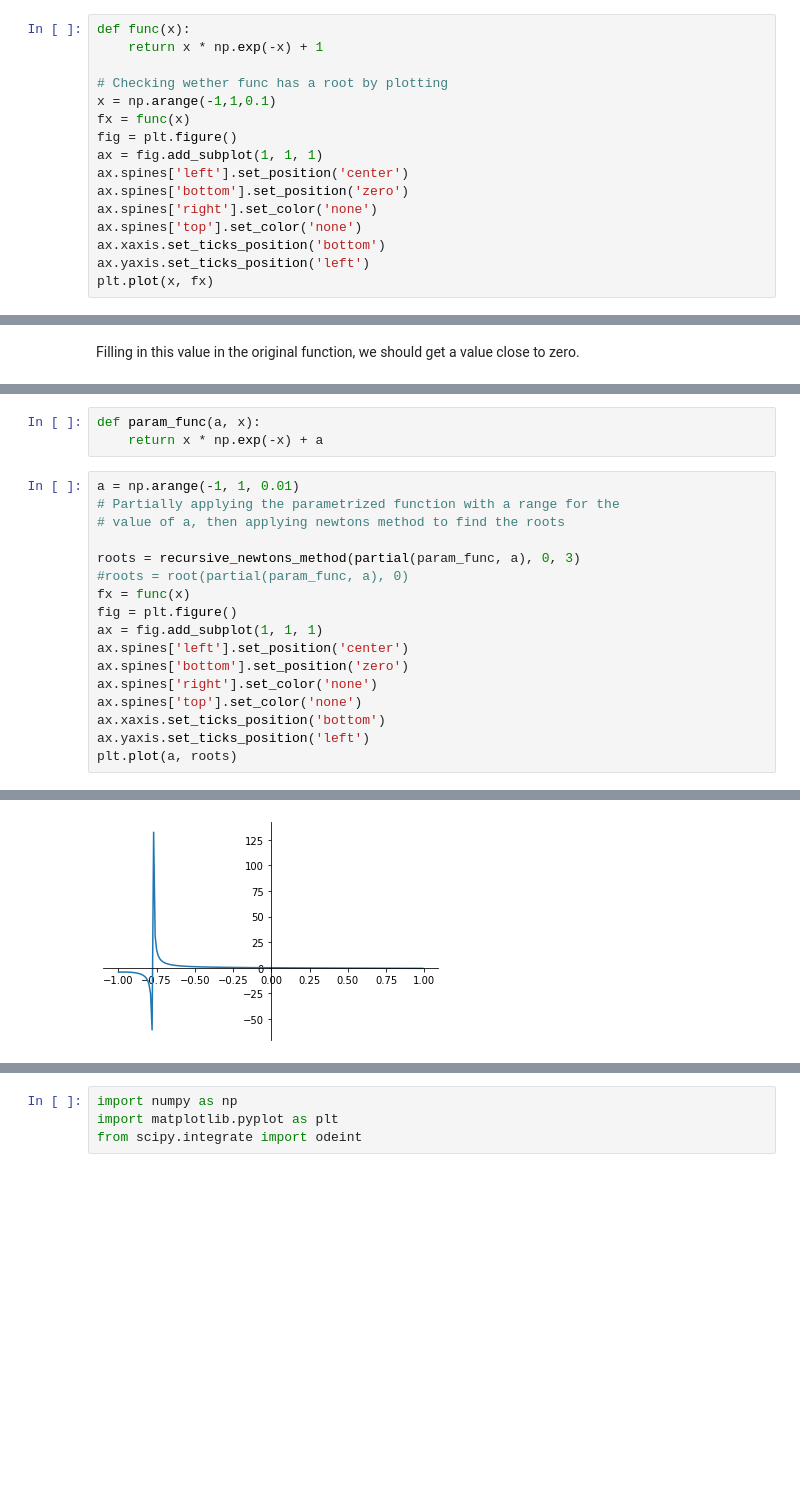
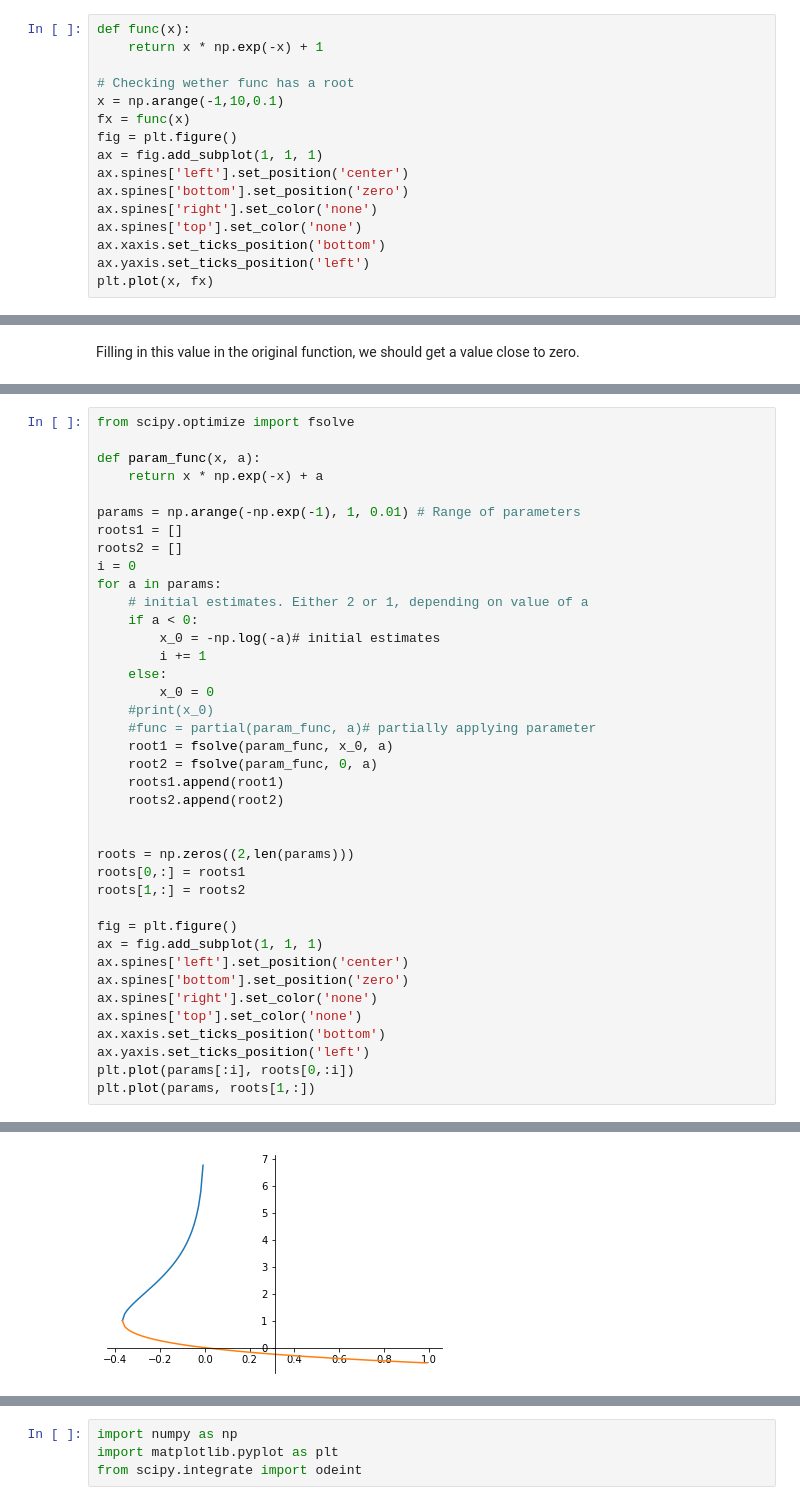
Before and after one commit to StefanIacob/CN_homework, a Jupyter notebook: Week 1.ipynb, the cells around one changed output, grey strips where cells are left out. Cells and saved outputs as stored; diff of their text form; blank space fills up the shorter version.

```diff
--- a/Week 1.ipynb
+++ b/Week 1.ipynb
@@ -16,8 +16,8 @@ We first implement the function $f(x) = x \cdot exp(-x) + 1$. We check wether th
 def func(x):
     return x * np.exp(-x) + 1
 
-# Checking wether func has a root by plotting
-x = np.arange(-1,1,0.1)
+# Checking wether func has a root
+x = np.arange(-1,10,0.1)
 fx = func(x)
 fig = plt.figure()
 ax = fig.add_subplot(1, 1, 1)
@@ -56,23 +63,42 @@ We define the parametrized function $f(x) = x \cdot exp(-x) + a$ below.
-# %%
-def param_func(a, x):
-    return x * np.exp(-x) + a
 # %%
-a = np.arange(-1, 1, 0.01)
-# Partially applying the parametrized function with a range for the
-# value of a, then applying newtons method to find the roots
+from scipy.optimize import fsolve
 
-roots = recursive_newtons_method(partial(param_func, a), 0, 3)
-#roots = root(partial(param_func, a), 0)
-fx = func(x)
+def param_func(x, a):
+    return x * np.exp(-x) + a
+
+params = np.arange(-np.exp(-1), 1, 0.01) # Range of parameters
+roots1 = []
+roots2 = []
+i = 0
+for a in params:
+    # initial estimates. Either 2 or 1, depending on value of a
+    if a < 0:
+        x_0 = -np.log(-a)# initial estimates
+        i += 1
+    else:
+        x_0 = 0
+    #print(x_0)
+    #func = partial(param_func, a)# partially applying parameter
+    root1 = fsolve(param_func, x_0, a)
+    root2 = fsolve(param_func, 0, a)
+    roots1.append(root1)
+    roots2.append(root2)
+
+
+roots = np.zeros((2,len(params)))
+roots[0,:] = roots1
+roots[1,:] = roots2
+
 fig = plt.figure()
 ax = fig.add_subplot(1, 1, 1)
 ax.spines['left'].set_position('center')
 ax.spines['bottom'].set_position('zero')
 ax.spines['right'].set_color('none')
 ax.spines['top'].set_color('none')
 ax.xaxis.set_ticks_position('bottom')
 ax.yaxis.set_ticks_position('left')
-plt.plot(a, roots)
+plt.plot(params[:i], roots[0,:i])
+plt.plot(params, roots[1,:])
 # %% [output]
 [<matplotlib.lines.Line2D at 0x...>]
-[figure, old version]
+[figure, new version]
```
Also changed, not shown: parts of 8 cells of this notebook.
